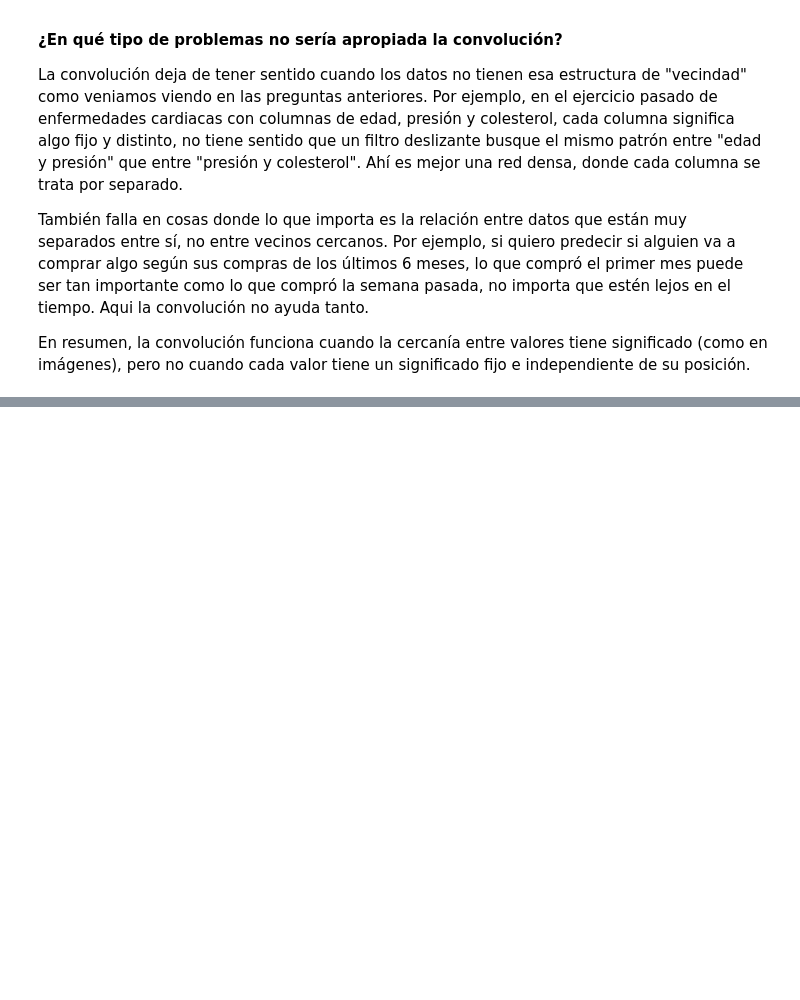
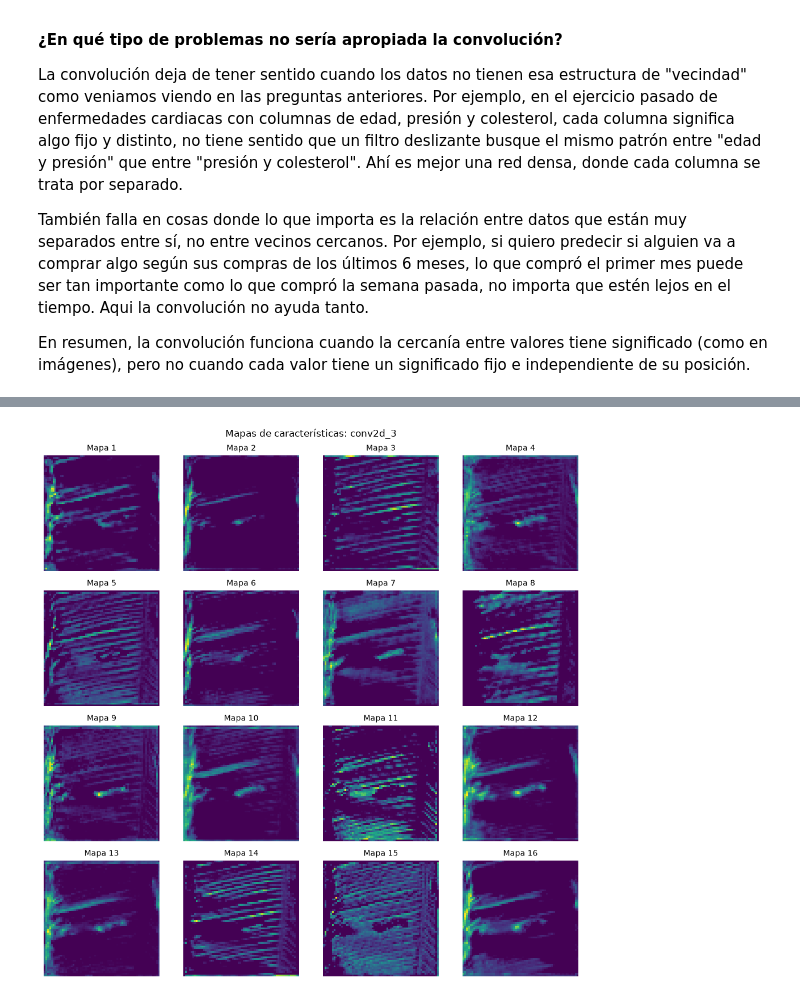
Before and after one commit to LuizaGonzalez/convolutional-layers-analysis, a Jupyter notebook: Banana_Leaf_Spot_Diseases_convolutional.ipynb, the cells around one changed output, grey strips where cells are left out. Saved outputs shown, nothing was run; the diff lists cells and outputs as text; code cells hidden in the pictures; blank space fills up the shorter version.

```diff
--- a/Banana_Leaf_Spot_Diseases_convolutional.ipynb
+++ b/Banana_Leaf_Spot_Diseases_convolutional.ipynb
@@ -722,0 +843,4 @@ En resumen, la convolución funciona cuando la cercanía entre valores tiene sig
+# %%
+visualizar_mapas_caracteristicas(modelo_cnn, imagen_ejemplo, nombre_capa="conv2d_3", n_mapas=16)
+# %% [output]
+[figure, added]
```
Also changed, not shown: parts of 13 cells of this notebook.
